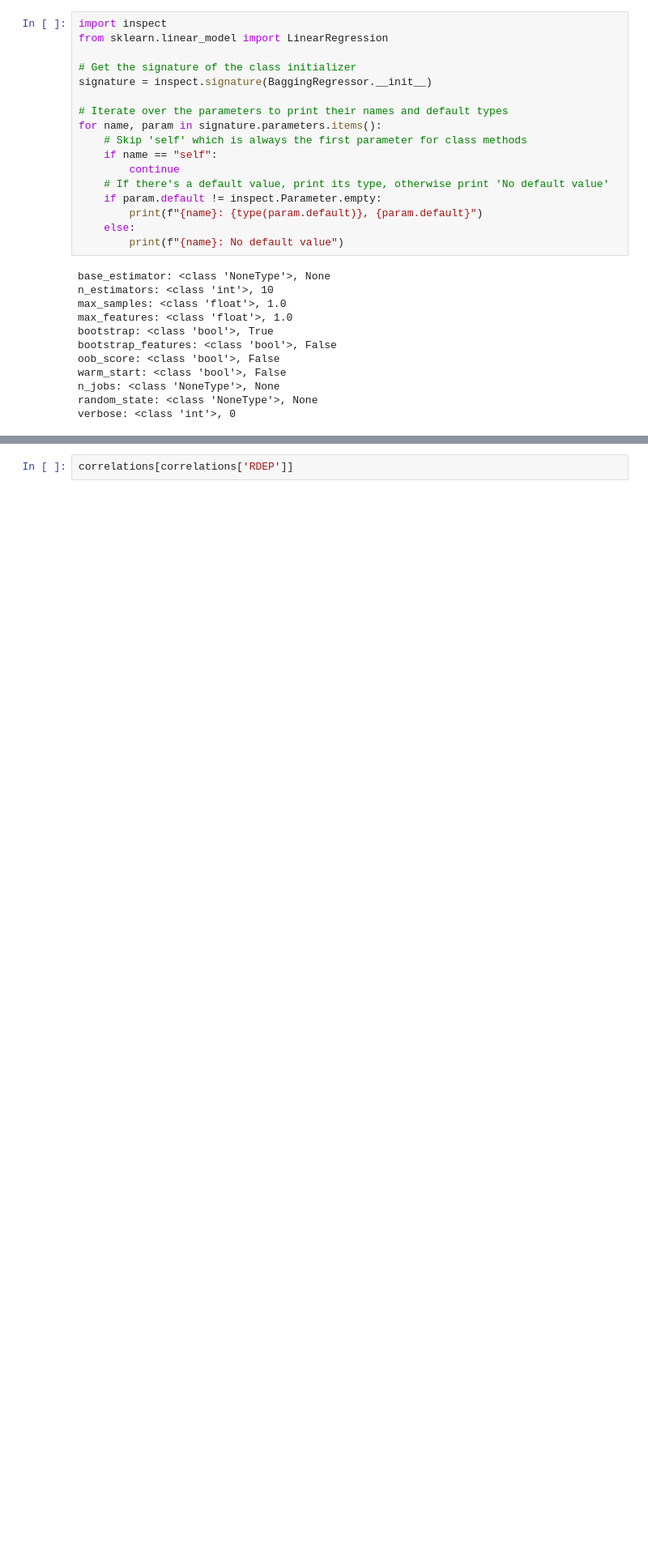
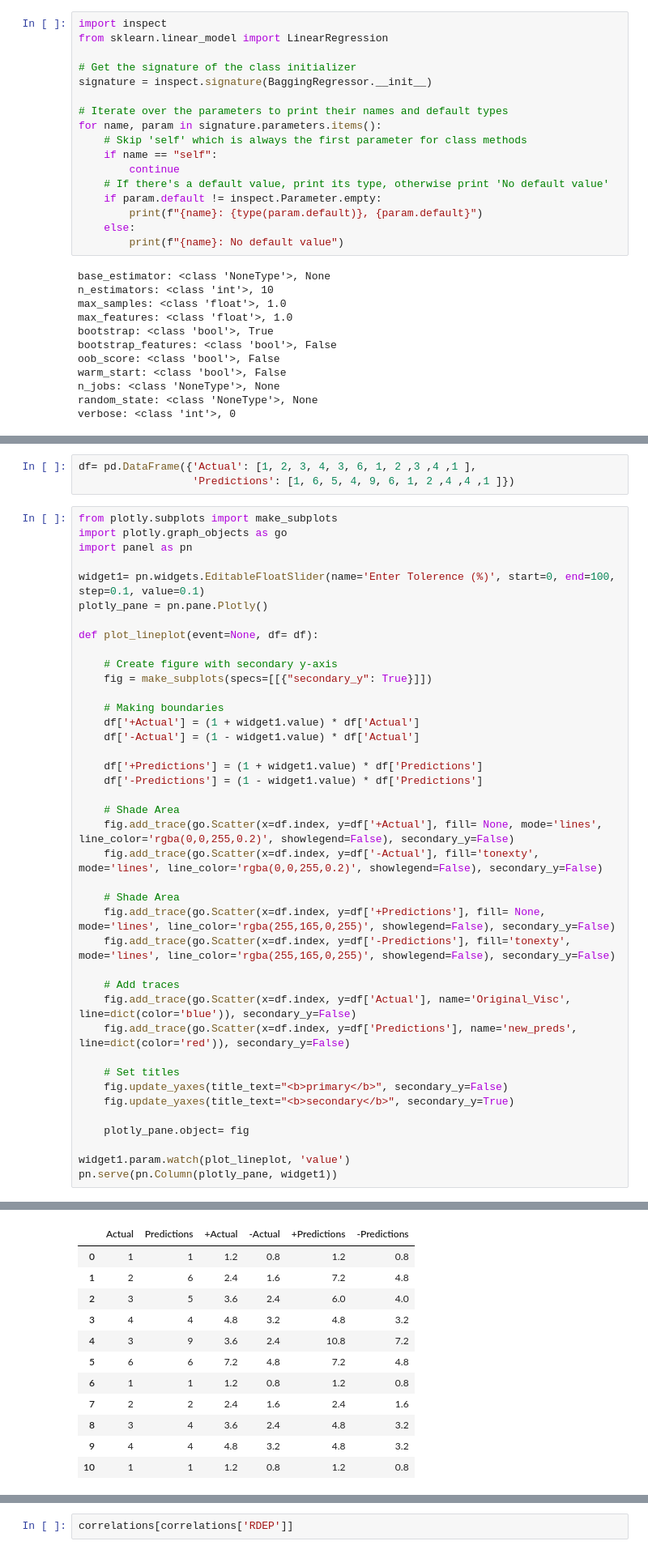
Before and after one commit to PranjalGhildiyal/Regression-interactive, a Jupyter notebook: development.ipynb, the cells around one changed output, grey strips where cells are left out. Shown at 81% size. Cells and saved outputs as stored; diff of their text form; blank space fills up the shorter version.

```diff
--- a/development.ipynb
+++ b/development.ipynb
@@ -1901,0 +1935,44 @@ verbose: <class 'int'>, 0
+# %%
+df= pd.DataFrame({'Actual': [1, 2, 3, 4, 3, 6, 1, 2 ,3 ,4 ,1 ],
+                  'Predictions': [1, 6, 5, 4, 9, 6, 1, 2 ,4 ,4 ,1 ]})
+# %%
+from plotly.subplots import make_subplots
+import plotly.graph_objects as go
+import panel as pn
+
+widget1= pn.widgets.EditableFloatSlider(name='Enter Tolerence (%)', start=0, end=100, step=0.1, value=0.1)
+plotly_pane = pn.pane.Plotly()
+
+def plot_lineplot(event=None, df= df):
+
+    # Create figure with secondary y-axis
+    fig = make_subplots(specs=[[{"secondary_y": True}]])
+
+    # Making boundaries
+    df['+Actual'] = (1 + widget1.value) * df['Actual']
+    df['-Actual'] = (1 - widget1.value) * df['Actual']
+
+    df['+Predictions'] = (1 + widget1.value) * df['Predictions']
+    df['-Predictions'] = (1 - widget1.value) * df['Predictions']
+
+    # Shade Area
+    fig.add_trace(go.Scatter(x=df.index, y=df['+Actual'], fill= None, mode='lines', line_color='rgba(0,0,255,0.2)', showlegend=False), secondary_y=False)
+    fig.add_trace(go.Scatter(x=df.index, y=df['-Actual'], fill='tonexty', mode='lines', line_color='rgba(0,0,255,0.2)', showlegend=False), secondary_y=False)
+
+    # Shade Area
+    fig.add_trace(go.Scatter(x=df.index, y=df['+Predictions'], fill= None, mode='lines', line_color='rgba(255,165,0,255)', showlegend=False), secondary_y=False)
+    fig.add_trace(go.Scatter(x=df.index, y=df['-Predictions'], fill='tonexty', mode='lines', line_color='rgba(255,165,0,255)', showlegend=False), secondary_y=False)
+
+    # Add traces
+    fig.add_trace(go.Scatter(x=df.index, y=df['Actual'], name='Original_Visc', line=dict(color='blue')), secondary_y=False)
+    fig.add_trace(go.Scatter(x=df.index, y=df['Predictions'], name='new_preds', line=dict(color='red')), secondary_y=False)
+
+    # Set titles
+    fig.update_yaxes(title_text="<b>primary</b>", secondary_y=False)
+    fig.update_yaxes(title_text="<b>secondary</b>", secondary_y=True)
+
+    plotly_pane.object= fig
+
+widget1.param.watch(plot_lineplot, 'value')
+pn.serve(pn.Column(plotly_pane, widget1))
+# %% [output]
@@ -1901,0 +1993,12 @@ verbose: <class 'int'>, 0
+|  | Actual | Predictions | +Actual | -Actual | +Predictions | -Predictions |
+| 0 | 1 | 1 | 1.2 | 0.8 | 1.2 | 0.8 |
+| 1 | 2 | 6 | 2.4 | 1.6 | 7.2 | 4.8 |
+| 2 | 3 | 5 | 3.6 | 2.4 | 6.0 | 4.0 |
+| 3 | 4 | 4 | 4.8 | 3.2 | 4.8 | 3.2 |
+| 4 | 3 | 9 | 3.6 | 2.4 | 10.8 | 7.2 |
+| 5 | 6 | 6 | 7.2 | 4.8 | 7.2 | 4.8 |
+| 6 | 1 | 1 | 1.2 | 0.8 | 1.2 | 0.8 |
+| 7 | 2 | 2 | 2.4 | 1.6 | 2.4 | 1.6 |
+| 8 | 3 | 4 | 3.6 | 2.4 | 4.8 | 3.2 |
+| 9 | 4 | 4 | 4.8 | 3.2 | 4.8 | 3.2 |
+| 10 | 1 | 1 | 1.2 | 0.8 | 1.2 | 0.8 |
```
Also changed, not shown: parts of 7 cells of this notebook, 1 other file.
